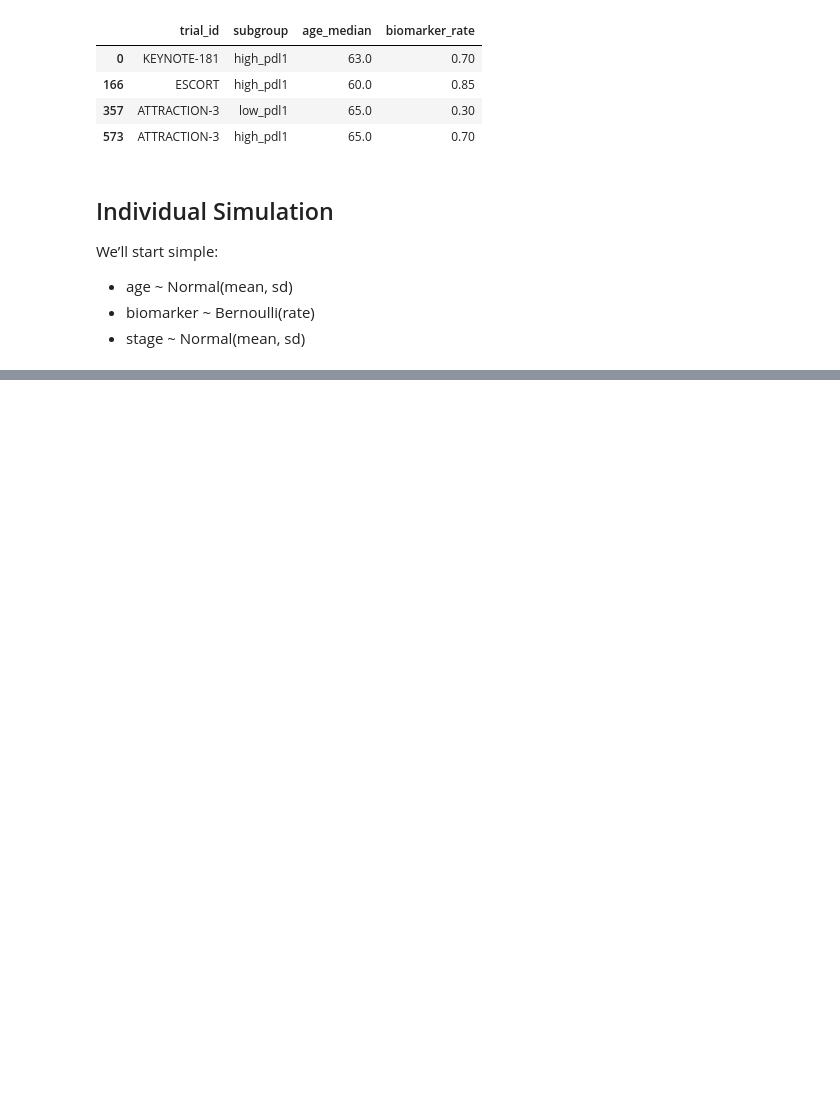
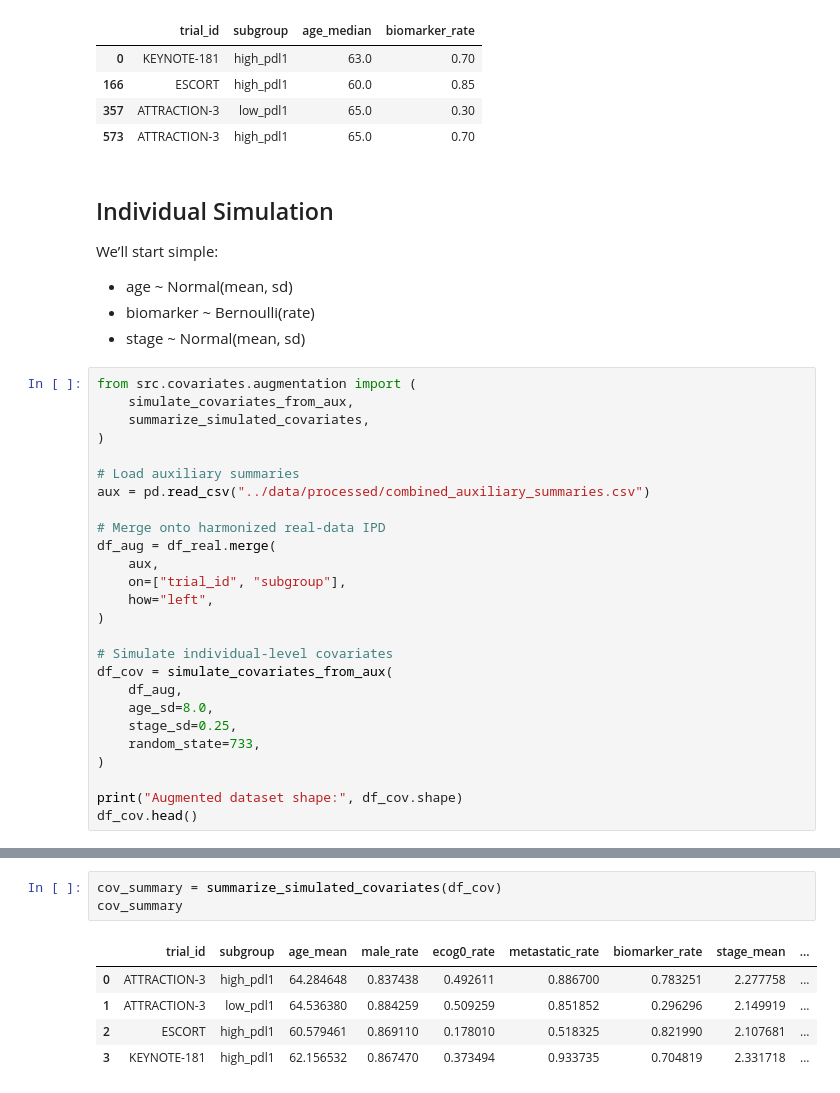
Before and after one commit to JonathanMa03/NPBS-project-MaZhu, a Jupyter notebook: notebooks/06a_covariate_augmentation.ipynb, the cells around one changed output, grey strips where cells are left out. Cells and saved outputs as stored; diff of their text form; blank space fills up the shorter version.

Commit message:
added augmented data

```diff
--- a/notebooks/06a_covariate_augmentation.ipynb
+++ b/notebooks/06a_covariate_augmentation.ipynb
@@ -393,3 +393,29 @@ We’ll start simple:
 - age ~ Normal(mean, sd)
 - biomarker ~ Bernoulli(rate)
 - stage ~ Normal(mean, sd)
+# %%
+from src.covariates.augmentation import (
+    simulate_covariates_from_aux,
+    summarize_simulated_covariates,
+)
+
+# Load auxiliary summaries
+aux = pd.read_csv("../data/processed/combined_auxiliary_summaries.csv")
+
+# Merge onto harmonized real-data IPD
+df_aug = df_real.merge(
+    aux,
+    on=["trial_id", "subgroup"],
+    how="left",
+)
+
+# Simulate individual-level covariates
+df_cov = simulate_covariates_from_aux(
+    df_aug,
+    age_sd=8.0,
+    stage_sd=0.25,
+    random_state=733,
+)
+
+print("Augmented dataset shape:", df_cov.shape)
+df_cov.head()
@@ -395,0 +430,9 @@ We’ll start simple:
+# %%
+cov_summary = summarize_simulated_covariates(df_cov)
+cov_summary
+# %% [output]
+|  | trial_id | subgroup | age_mean | male_rate | ecog0_rate | metastatic_rate | biomarker_rate | stage_mean | ... |
+| 0 | ATTRACTION-3 | high_pdl1 | 64.284648 | 0.837438 | 0.492611 | 0.886700 | 0.783251 | 2.277758 | ... |
+| 1 | ATTRACTION-3 | low_pdl1 | 64.536380 | 0.884259 | 0.509259 | 0.851852 | 0.296296 | 2.149919 | ... |
+| 2 | ESCORT | high_pdl1 | 60.579461 | 0.869110 | 0.178010 | 0.518325 | 0.821990 | 2.107681 | ... |
+| 3 | KEYNOTE-181 | high_pdl1 | 62.156532 | 0.867470 | 0.373494 | 0.933735 | 0.704819 | 2.331718 | ... |
```
Also changed, not shown: parts of 3 cells of this notebook, 4 other files.
